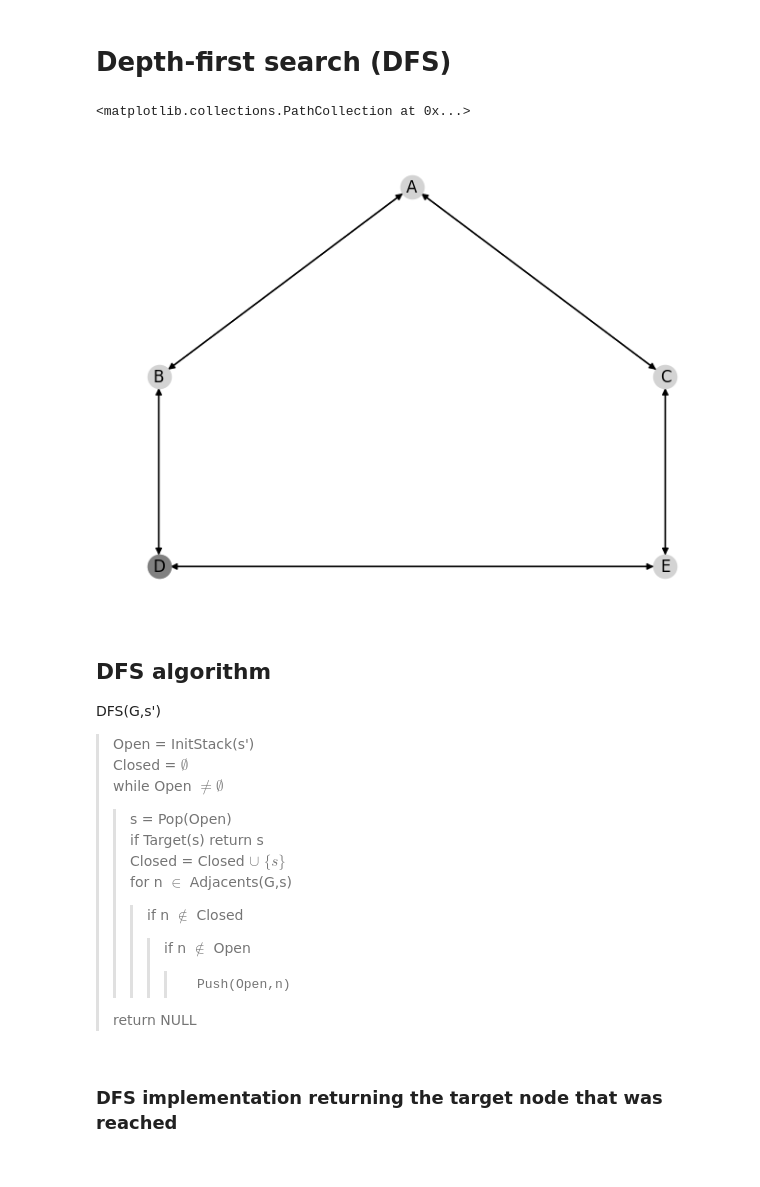
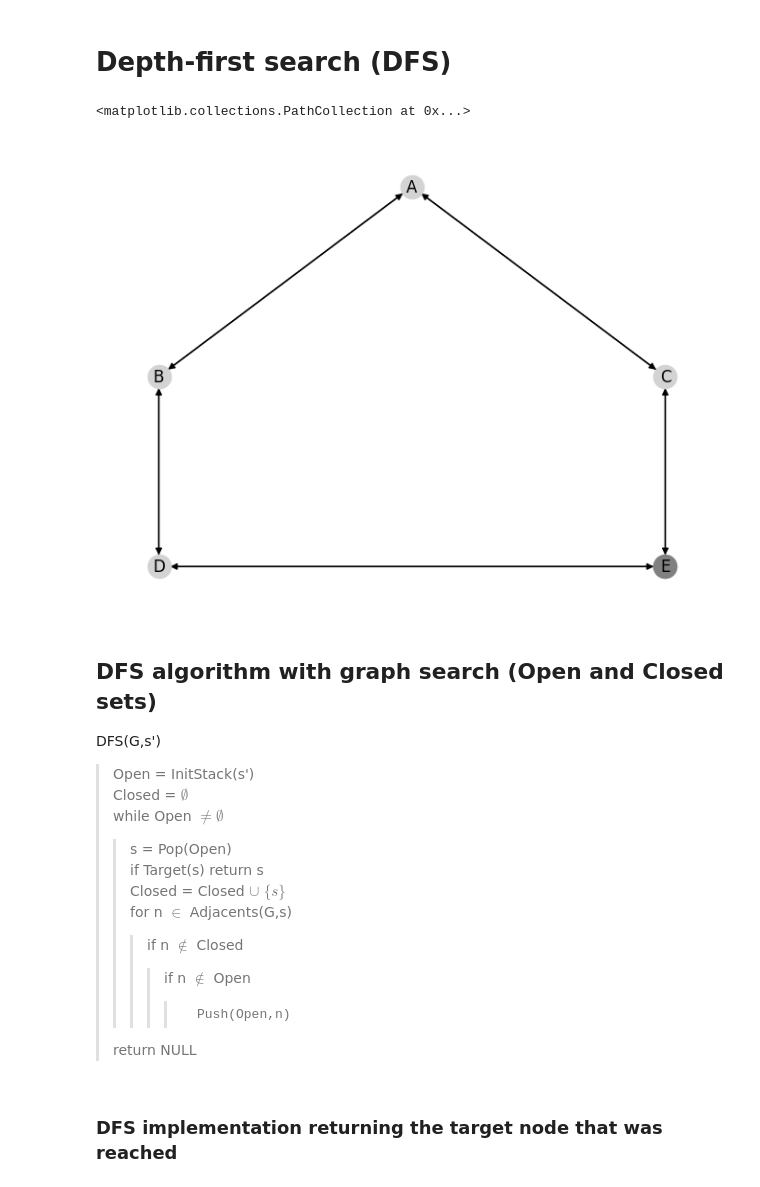
Before and after one commit to jorcisai/SIN, a Jupyter notebook: block1/search/dfs.ipynb, the cells around one changed output. Saved outputs shown, nothing was run; the diff lists cells and outputs as text; code cells hidden in the pictures.

```diff
--- a/block1/search/dfs.ipynb
+++ b/block1/search/dfs.ipynb
@@ -3,22 +3,21 @@
 # %%
 import networkx as nx
 # G is a graph represented as an adjancency list.
 # G is a hash table (dictionary) with each node as a key, and value, the list of adjacent nodes
 #G={'A':['B','C'],'B':['D','E'],'C':['E'],'D':['E']}
 G={'A':['B','C'],'B':['A','D'],'C':['A','E'], 'D':['B','E'],'E':['C','D']}
 source='A'
-Target=['D']
+Target=['E']
 nxG=nx.DiGraph(G)
 pos_nodes = {'A': (20, 300), 'B': (10, 200), 'C': (30, 200), 'D': (10, 100), 'E': (30, 100)}
 #pos_nodes = nx.nx_agraph.pygraphviz_layout(nxG,prog='dot',root=source)
 nx.draw(nxG,pos=pos_nodes, with_labels=True, node_color="lightgray")
 nx.draw_networkx_nodes(G,pos=pos_nodes, nodelist=Target, node_color='gray')
 # %% [output]
 <matplotlib.collections.PathCollection at 0x...>
-[figure, old version]
+[figure, new version]
 # %% [markdown]
-
-## DFS algorithm
+## DFS algorithm with graph search (Open and Closed sets)
 DFS(G,s')
 > Open = InitStack(s')
 > Closed = $\emptyset$
```
Also changed, not shown: parts of 3 cells of this notebook.
